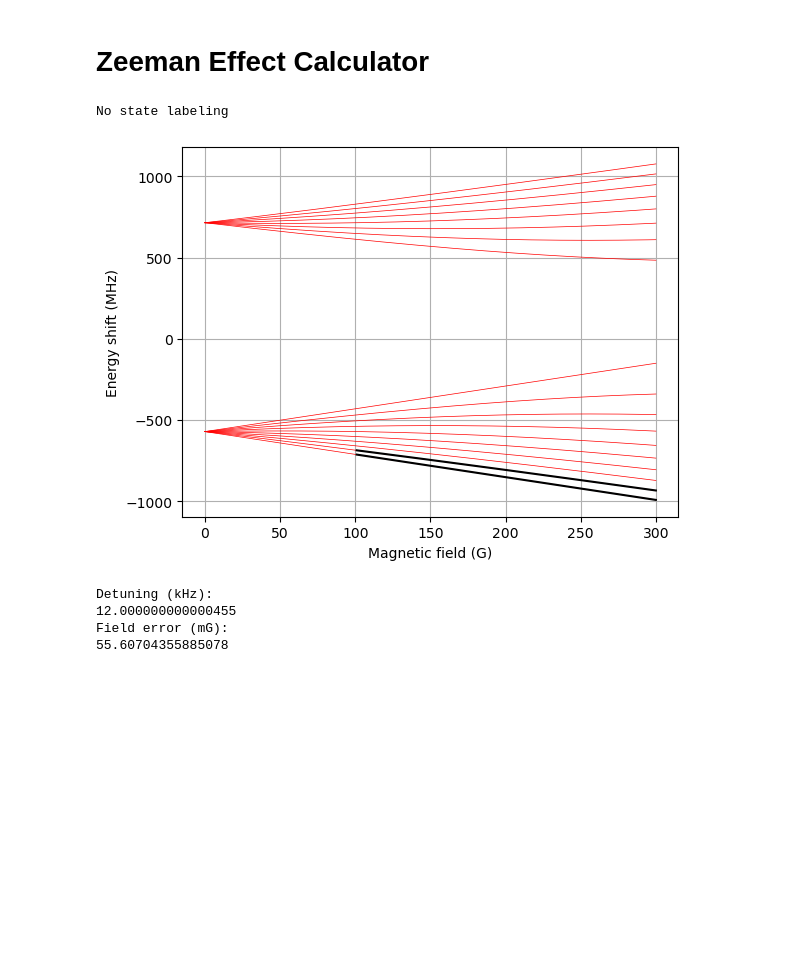
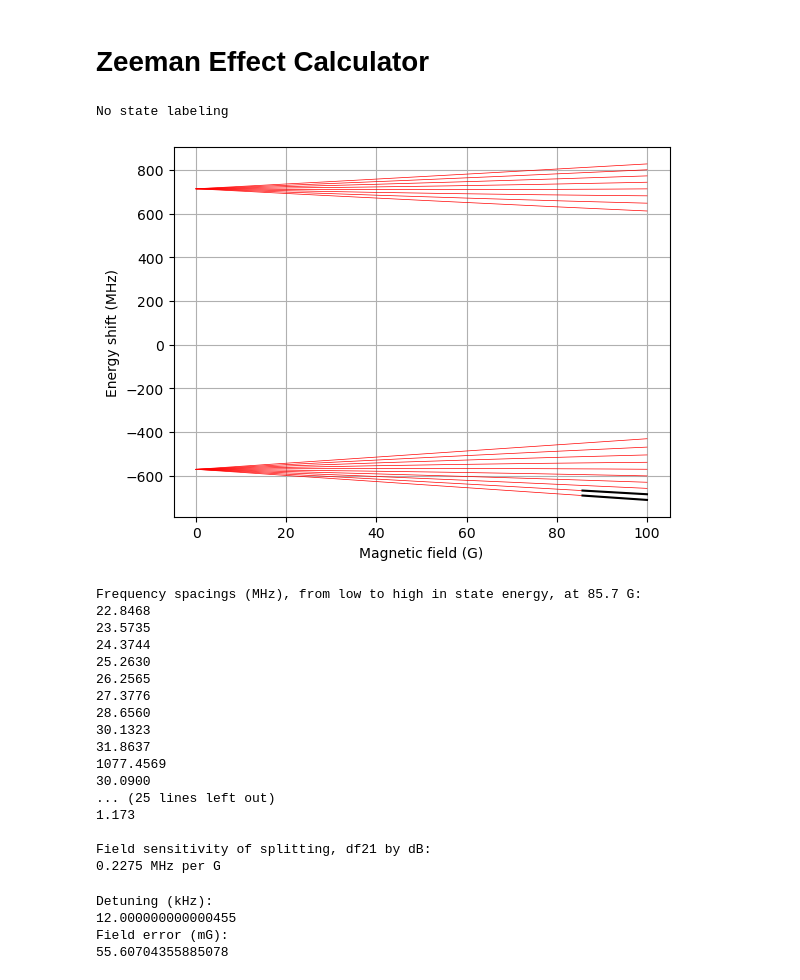
Before and after one commit to huanium/huanium, a Jupyter notebook: MIT_PhD/AMO_Calculator/AMO_Calculator.ipynb, the cells around one changed output. Saved outputs shown, nothing was run; the diff lists cells and outputs as text; code cells hidden in the pictures; blank space fills up the shorter version.

```diff
--- a/MIT_PhD/AMO_Calculator/AMO_Calculator.ipynb
+++ b/MIT_PhD/AMO_Calculator/AMO_Calculator.ipynb
@@ -54,11 +60,15 @@ SPECIAL_CHARACTERS = "!@#$%^&*()-+?_=,<>/"
 
 # physics constants
 hbar = 1.05457182*10**(-34) # Js
+h_planck = hbar*2*np.pi  # Js
 me = 9.1093837015e-31    # electron mass
 mn = 1.67493e-27         # neutron mass
 eC = 1.60218e-19         # electric charge
 muB = eC*hbar/(2*me)     # Bohr magneton
 a0 = 5.2917720859e-11    # Bohr radius
+muN = scipy.constants.physical_constants['nuclear magneton'][0]
+eps0 = scipy.constants.epsilon_0
+DebyeSI = 3.33564e-30
 
 # Lithium constants
 mLi6 = 9.9883414*10**(-27) # kg
@@ -1917,3 +3635,13 @@ where $B_\nu$ and $D_\nu$ are the rotational and distorsion constants associated
+# %%
+# try an example from the tutorial using Rb87Cs133
+Nmax=6
+H0,Hz,Hdc,Hac = build_hamiltonians(Nmax,Rb87Cs133,zeeman=True,Edc=True,ac=True)
+I = 2.5e7 #W / m^2
+E = 5e5 #V / m
+B = np.linspace(1, 500, int(50))*1e-4 #T
+H = H0[..., None]+ Hz[..., None]*B+ Hdc[..., None]*E+ Hac[..., None]*I
+H = H.transpose(2,0,1)
+energies, states = np.linalg.eigh(H)
 # %% [markdown]
 # <font size=5, color='black'> Zeeman Effect Calculator </font>
 # %%
@@ -2114,27 +3842,44 @@ def zeeman_splitting_calculator(J, I, gI, L, S, B_main, B_start, B_end, num_B, A
 # %%
 # Zeeman calculator cell
 B_start = 0
-B_end = 300
-B_main = 101 # G
-num_B = 1000
+B_end = 100
+B_main = 85.7 # G
+num_B = 10000
 
 # Careful what you type in here!
 Ahf = K40Ahf_s12
 Bhf = K40Bhf_s12
 L = 0
 S = 1/2
 J = 1/2
 I = K40I
 gI = K40gI
 
 zeeman_splitting_calculator(J, I, gI, L, S, B_main, B_start, B_end, num_B, Ahf, Bhf,
                             plotting = True, highlight_HF_states = [1,2], plot_range = None,
-                            single_B_field_calc_mode = False, print_field_sensitivity_between = [1,2],
-                            search_mode = False, splitting = 26.248, splitting_between_states = [1,2],
+                            single_B_field_calc_mode = True, print_field_sensitivity_between = [1,2],
+                            search_mode = False, splitting = 22.714, splitting_between_states = [1,2],
                             labeling_mode='none')
 # %% [output]
 No state labeling
-[figure, old version]
+[figure, new version]
+Frequency spacings (MHz), from low to high in state energy, at 85.7 G:
+22.8468
+23.5735
+24.3744
+25.2630
+26.2565
+27.3776
+28.6560
+30.1323
+31.8637
+1077.4569
+30.0900
+... (25 lines left out)
+1.173
+
+Field sensitivity of splitting, df21 by dB:
+0.2275 MHz per G
 # %%
 # on Jun 21, 2023, we found the resonance to be at 26.249 MHz
 print('Detuning (kHz): ')
```
Also changed, not shown: parts of 7 cells of this notebook, 34 other files.
